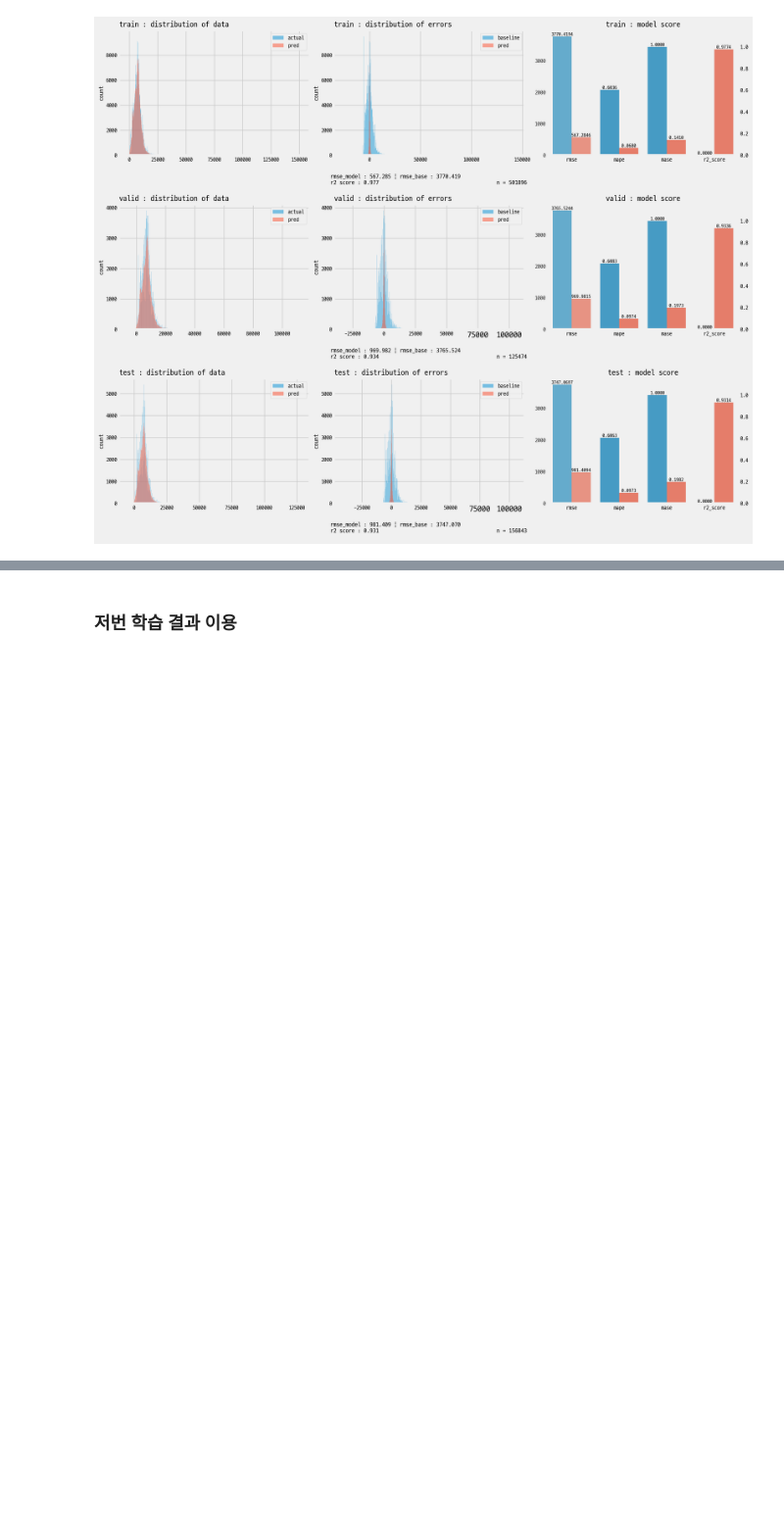
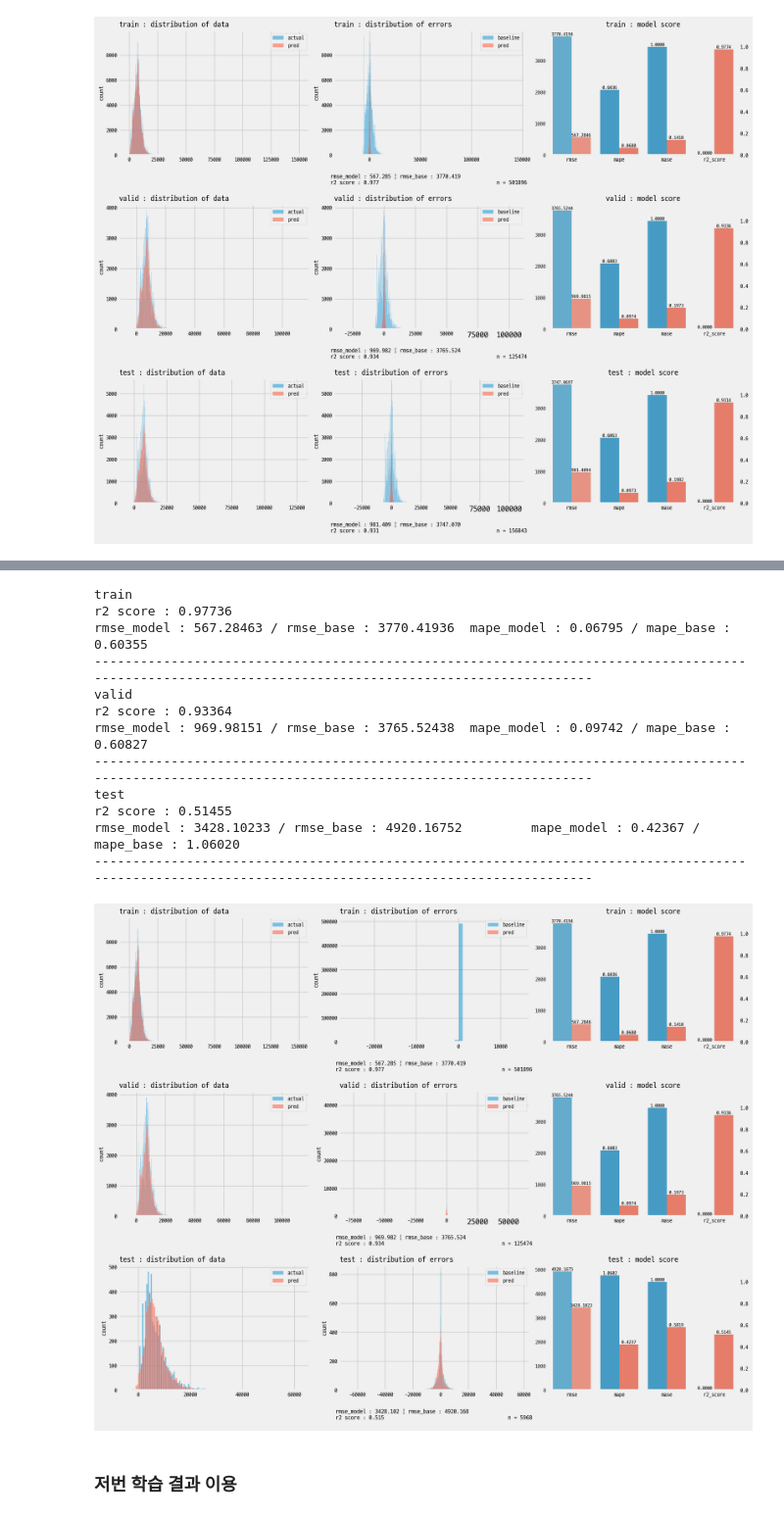
Before and after one commit to kdt-3-second-Project/aladin_usedbook, a Jupyter notebook: research/240721_hyperparameters_XGB.ipynb, the cells around one changed output, grey strips where cells are left out. Shown at 98% size. Saved outputs shown, nothing was run; the diff lists cells and outputs as text; code cells hidden in the pictures; blank space fills up the shorter version.

```diff
--- a/research/240721_hyperparameters_XGB.ipynb
+++ b/research/240721_hyperparameters_XGB.ipynb
@@ -1580,3 +1616,8 @@ pred_temp = {
 plot_reg_score(data_temp,pred_temp);
 # %% [output]
 [figure]
+# %%
+from sklearn.tree import DecisionTreeRegressor
+
+model = DecisionTreeRegressor()
+model.fit(data_dict['crop2']['test1']['trn']['X'],data_dict['crop2']['test1']['trn']['y'])
@@ -1582,0 +1626,6 @@ plot_reg_score(data_temp,pred_temp);
+# %%
+pred_base = {
+    'train' : model.predict(data_dict['crop2']['test3']['trn']['X']),
+    'valid' : model.predict(data_dict['crop2']['test3']['vld']['X']),
+    'test' : model.predict(data_dict['crop2']['test3']['tst']['X']),
+}
@@ -1583,3 +1659,30 @@ plot_reg_score(data_temp,pred_temp);
+# %%
+expt, param = 'crop2','h10'
+
+data_temp = {
+    re_abbv[key]:val
+    for key, val in data_dict[expt]['test3'].items()
+}
+pred_temp = {
+    re_abbv[key]:val
+    for key, val in pred_dict[expt]['test3'][param].items()
+}
+
+plot_reg_score(data_temp,pred_temp,pred_base);
+# %% [output]
+train
+r2 score : 0.97736
+rmse_model : 567.28463 / rmse_base : 3770.41936  mape_model : 0.06795 / mape_base : 0.60355
+------------------------------------------------------------------------------------------------------------------------------------------------------
+valid
+r2 score : 0.93364
+rmse_model : 969.98151 / rmse_base : 3765.52438  mape_model : 0.09742 / mape_base : 0.60827
+------------------------------------------------------------------------------------------------------------------------------------------------------
+test
+r2 score : 0.51455
+rmse_model : 3428.10233 / rmse_base : 4920.16752         mape_model : 0.42367 / mape_base : 1.06020
+------------------------------------------------------------------------------------------------------------------------------------------------------
+[figure, added]
 # %% [markdown]
 ### 저번 학습 결과 이용
 # %%
```
Also changed, not shown: parts of 12 cells of this notebook, 4 other files.
